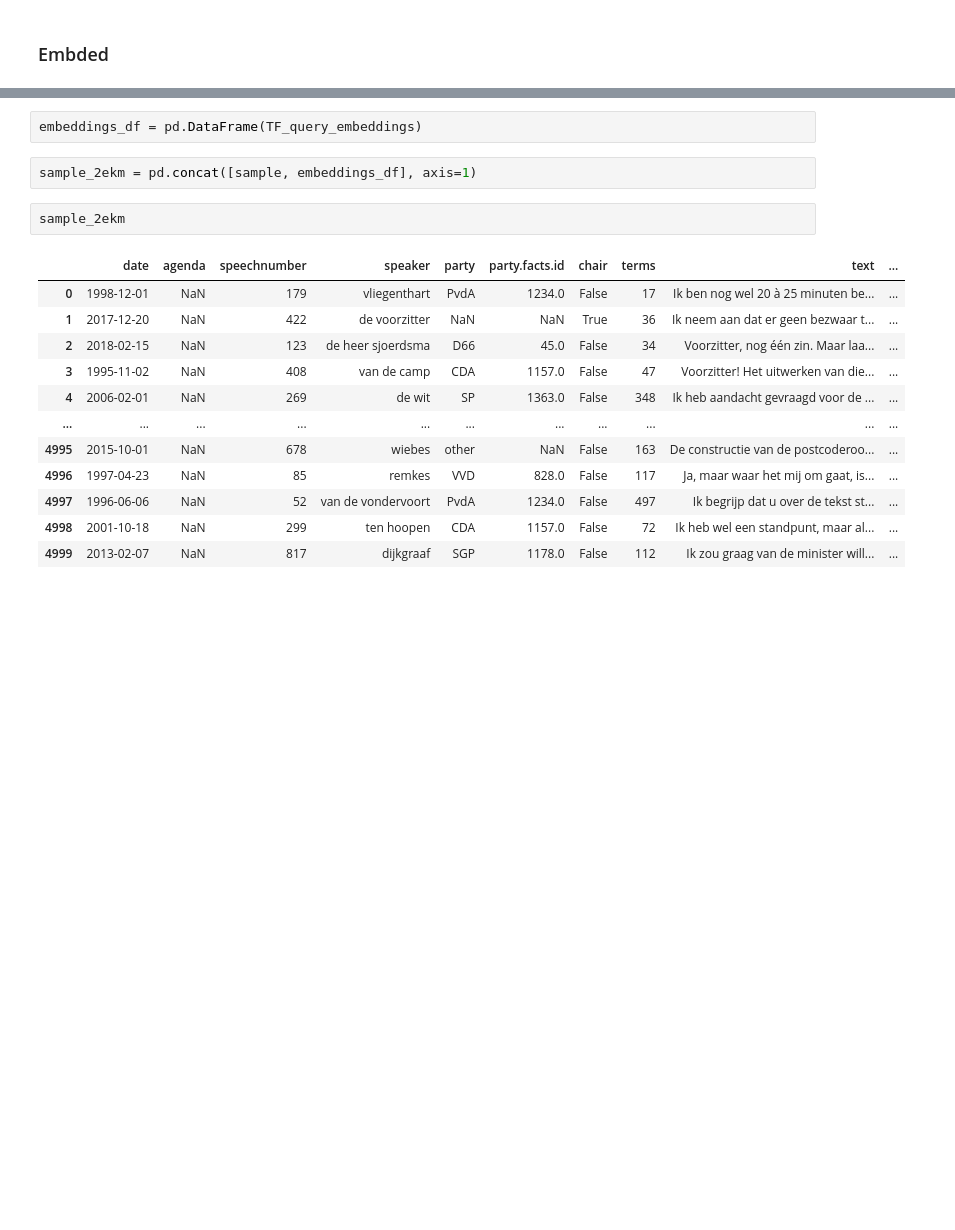
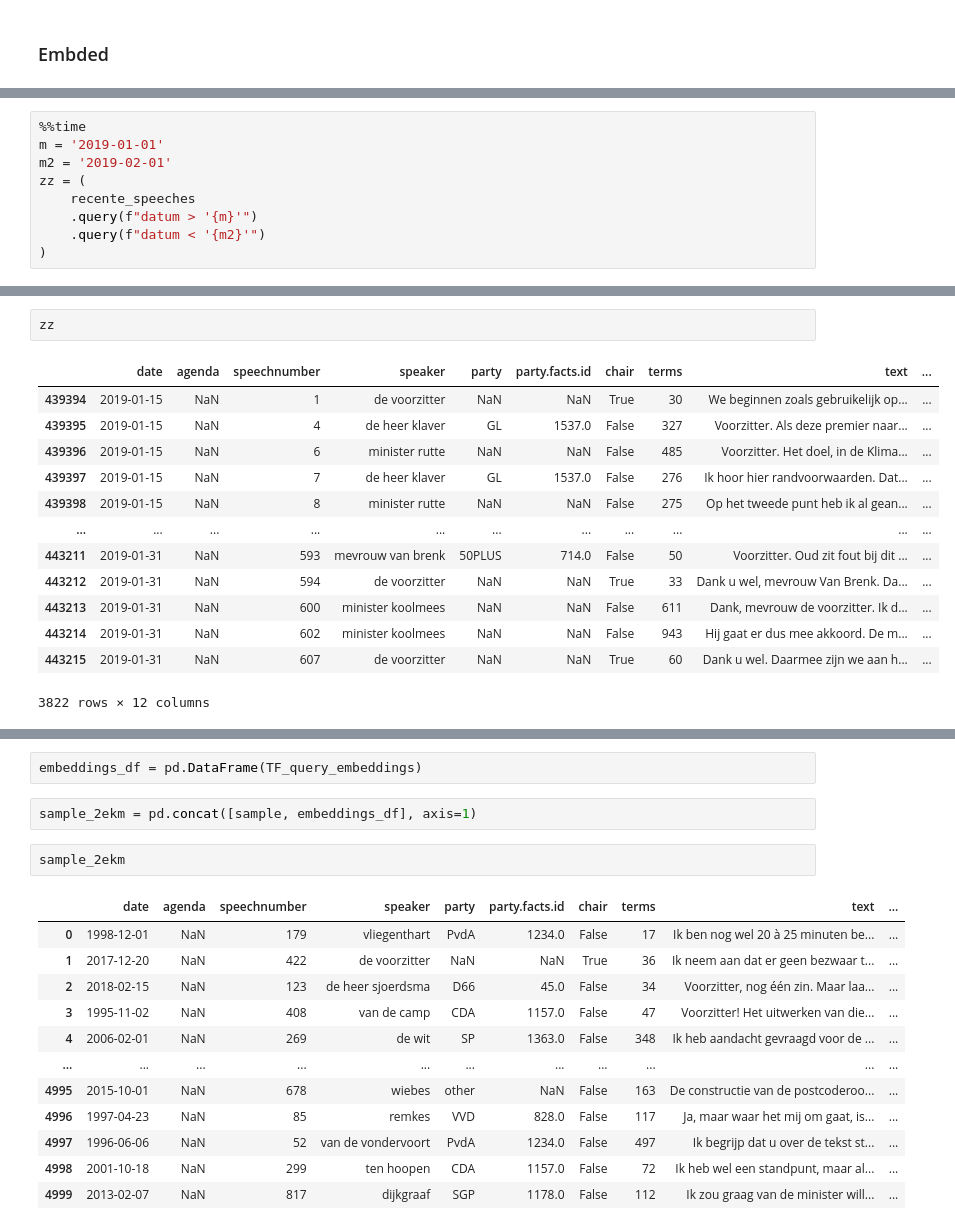
Before and after one commit to longhowlam/kamer_debatten, a Jupyter notebook: tweede_kamer_TF_sentence_model.ipynb, the cells around one changed output, grey strips where cells are left out. Drawn from its saved outputs; the diff is of its cells as text; blank space fills up the shorter version.

```diff
--- a/tweede_kamer_TF_sentence_model.ipynb
+++ b/tweede_kamer_TF_sentence_model.ipynb
@@ -70,0 +96,9 @@ sample = sample.reset_index(drop = True)
+# %%
+%%time
+m = '2019-01-01'
+m2 = '2019-02-01'
+zz = (
+    recente_speeches
+    .query(f"datum > '{m}'")
+    .query(f"datum < '{m2}'")
+)
@@ -71,3 +108,19 @@ sample = sample.reset_index(drop = True)
+# %%
+zz
+# %% [output]
+|  | date | agenda | speechnumber | speaker | party | party.facts.id | chair | terms | text | ... |
+| 439394 | 2019-01-15 | NaN | 1 | de voorzitter | NaN | NaN | True | 30 | We beginnen zoals gebruikelijk op... | ... |
+| 439395 | 2019-01-15 | NaN | 4 | de heer klaver | GL | 1537.0 | False | 327 | Voorzitter. Als deze premier naar... | ... |
+| 439396 | 2019-01-15 | NaN | 6 | minister rutte | NaN | NaN | False | 485 | Voorzitter. Het doel, in de Klima... | ... |
+| 439397 | 2019-01-15 | NaN | 7 | de heer klaver | GL | 1537.0 | False | 276 | Ik hoor hier randvoorwaarden. Dat... | ... |
+| 439398 | 2019-01-15 | NaN | 8 | minister rutte | NaN | NaN | False | 275 | Op het tweede punt heb ik al gean... | ... |
+| ... | ... | ... | ... | ... | ... | ... | ... | ... | ... | ... |
+| 443211 | 2019-01-31 | NaN | 593 | mevrouw van brenk | 50PLUS | 714.0 | False | 50 | Voorzitter. Oud zit fout bij dit ... | ... |
+| 443212 | 2019-01-31 | NaN | 594 | de voorzitter | NaN | NaN | True | 33 | Dank u wel, mevrouw Van Brenk. Da... | ... |
+| 443213 | 2019-01-31 | NaN | 600 | minister koolmees | NaN | NaN | False | 611 | Dank, mevrouw de voorzitter. Ik d... | ... |
+| 443214 | 2019-01-31 | NaN | 602 | minister koolmees | NaN | NaN | False | 943 | Hij gaat er dus mee akkoord. De m... | ... |
+| 443215 | 2019-01-31 | NaN | 607 | de voorzitter | NaN | NaN | True | 60 | Dank u wel. Daarmee zijn we aan h... | ... |
+3822 rows × 12 columns
 # %%
 %%time
 TF_query_embeddings = embed_NL(
```
Also changed, not shown: parts of 11 cells of this notebook.
